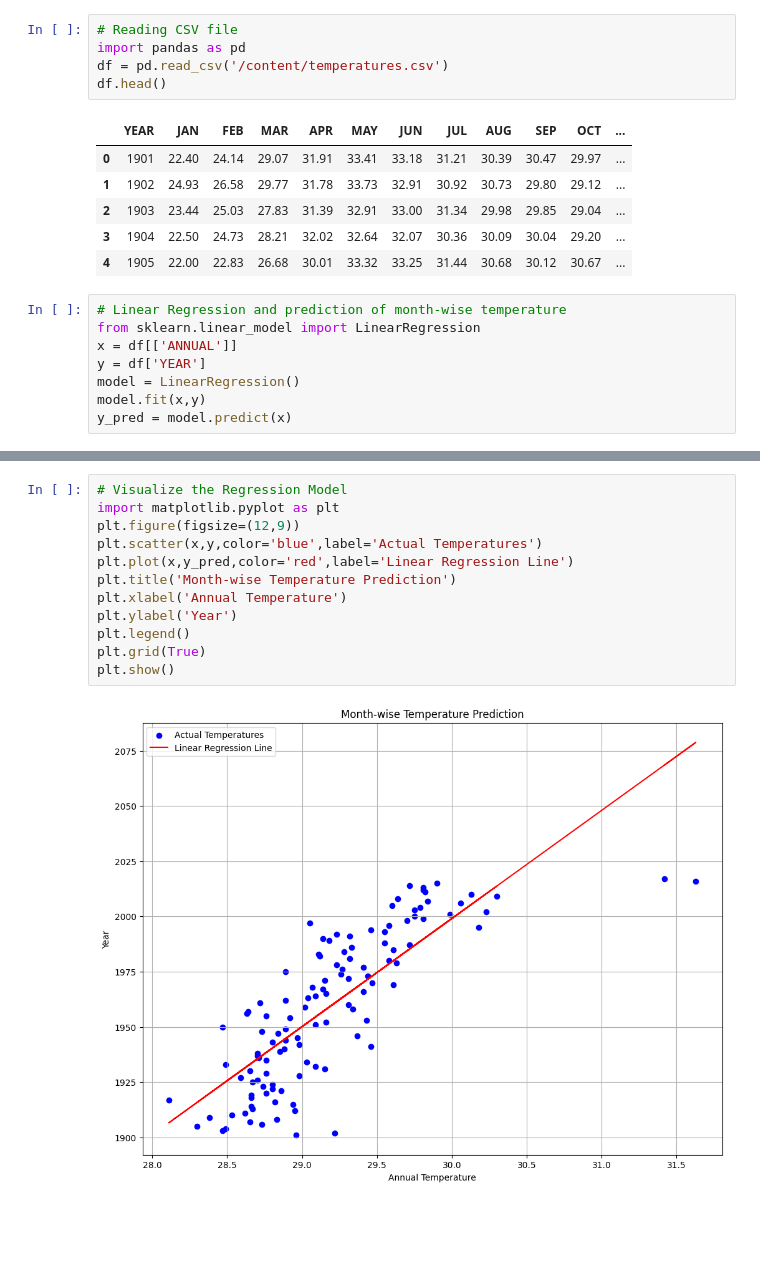
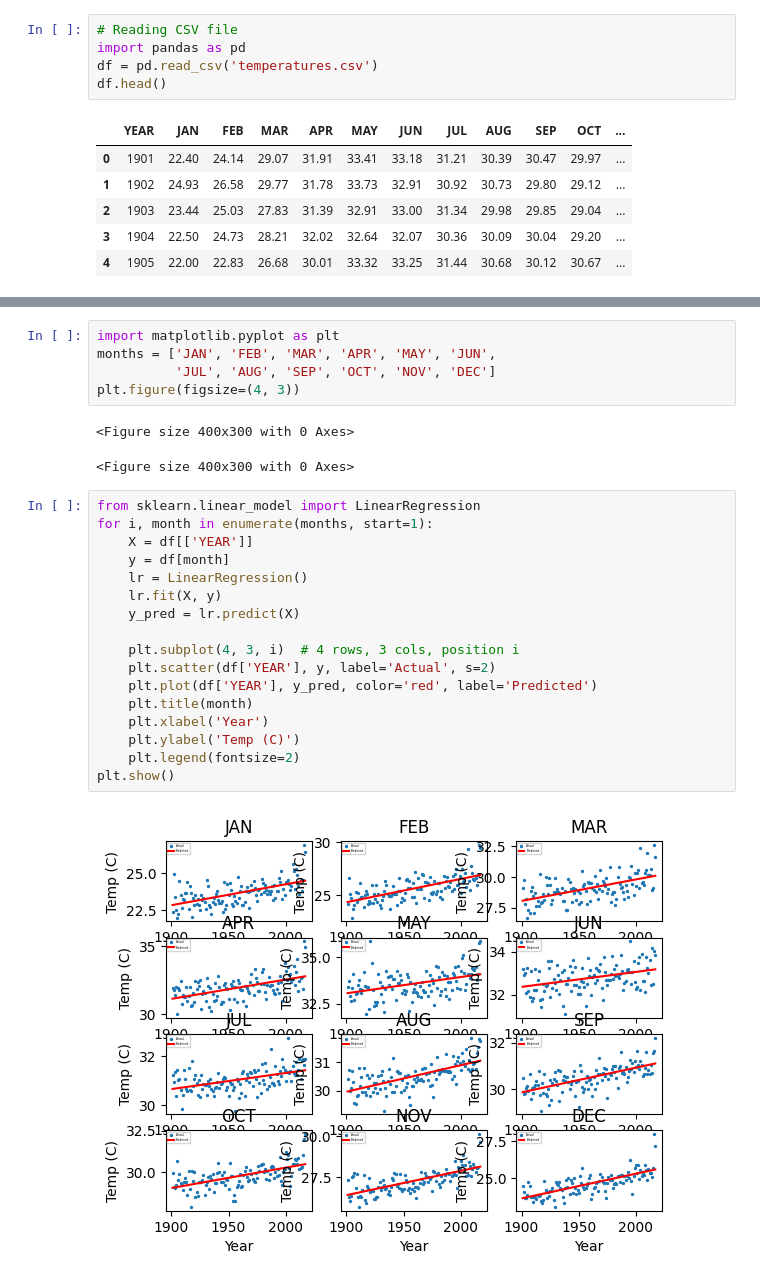
Before and after one commit to SpyHecker/Machine-Learning-SPPU, a Jupyter notebook: Regression.ipynb, the cells around one changed output, grey strips where cells are left out. Saved outputs shown, nothing was run; the diff lists cells and outputs as text; blank space fills up the shorter version.

```diff
--- a/Regression.ipynb
+++ b/Regression.ipynb
@@ -17,7 +17,7 @@ C. Visualize simple regression model.
 # %%
 # Reading CSV file
 import pandas as pd
-df = pd.read_csv('/content/temperatures.csv')
+df = pd.read_csv('temperatures.csv')
 df.head()
 # %% [output]
 |  | YEAR | JAN | FEB | MAR | APR | MAY | JUN | JUL | AUG | SEP | OCT | ... |
@@ -26,11 +26,3 @@ df.head()
 | 2 | 1903 | 23.44 | 25.03 | 27.83 | 31.39 | 32.91 | 33.00 | 31.34 | 29.98 | 29.85 | 29.04 | ... |
 | 3 | 1904 | 22.50 | 24.73 | 28.21 | 32.02 | 32.64 | 32.07 | 30.36 | 30.09 | 30.04 | 29.20 | ... |
 | 4 | 1905 | 22.00 | 22.83 | 26.68 | 30.01 | 33.32 | 33.25 | 31.44 | 30.68 | 30.12 | 30.67 | ... |
-# %%
-# Linear Regression and prediction of month-wise temperature
-from sklearn.linear_model import LinearRegression
-x = df[['ANNUAL']]
-y = df['YEAR']
-model = LinearRegression()
-model.fit(x,y)
-y_pred = model.predict(x)
@@ -50,14 +29,27 @@ R-Square :  0.6418078912783681
-# %%
-# Visualize the Regression Model
-import matplotlib.pyplot as plt
-plt.figure(figsize=(12,9))
-plt.scatter(x,y,color='blue',label='Actual Temperatures')
-plt.plot(x,y_pred,color='red',label='Linear Regression Line')
-plt.title('Month-wise Temperature Prediction')
-plt.xlabel('Annual Temperature')
-plt.ylabel('Year')
-plt.legend()
-plt.grid(True)
-plt.show()
-# %% [output]
-[figure, removed]
+# %%
+import matplotlib.pyplot as plt
+months = ['JAN', 'FEB', 'MAR', 'APR', 'MAY', 'JUN',
+          'JUL', 'AUG', 'SEP', 'OCT', 'NOV', 'DEC']
+plt.figure(figsize=(4, 3))
+# %% [output]
+<Figure size 400x300 with 0 Axes>
+<Figure size 400x300 with 0 Axes>
+# %%
+from sklearn.linear_model import LinearRegression
+for i, month in enumerate(months, start=1):
+    X = df[['YEAR']]
+    y = df[month]
+    lr = LinearRegression()
+    lr.fit(X, y)
+    y_pred = lr.predict(X)
+
+    plt.subplot(4, 3, i)  # 4 rows, 3 cols, position i
+    plt.scatter(df['YEAR'], y, label='Actual', s=2)
+    plt.plot(df['YEAR'], y_pred, color='red', label='Predicted')
+    plt.title(month)
+    plt.xlabel('Year')
+    plt.ylabel('Temp (C)')
+    plt.legend(fontsize=2)
+plt.show()
+# %% [output]
+[figure, added]
```
Also changed, not shown: parts of 1 cell of this notebook.
